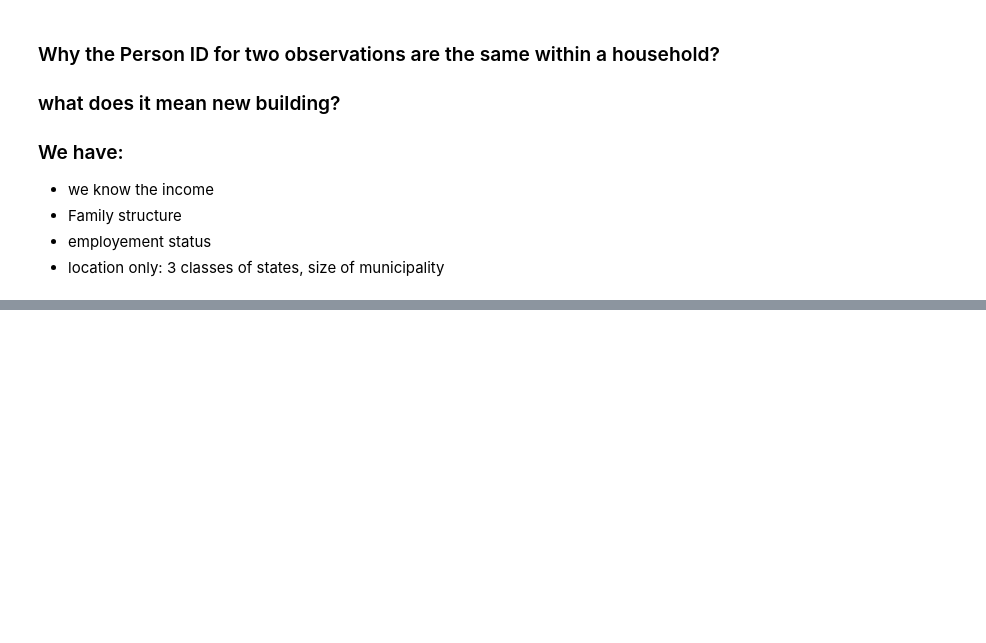
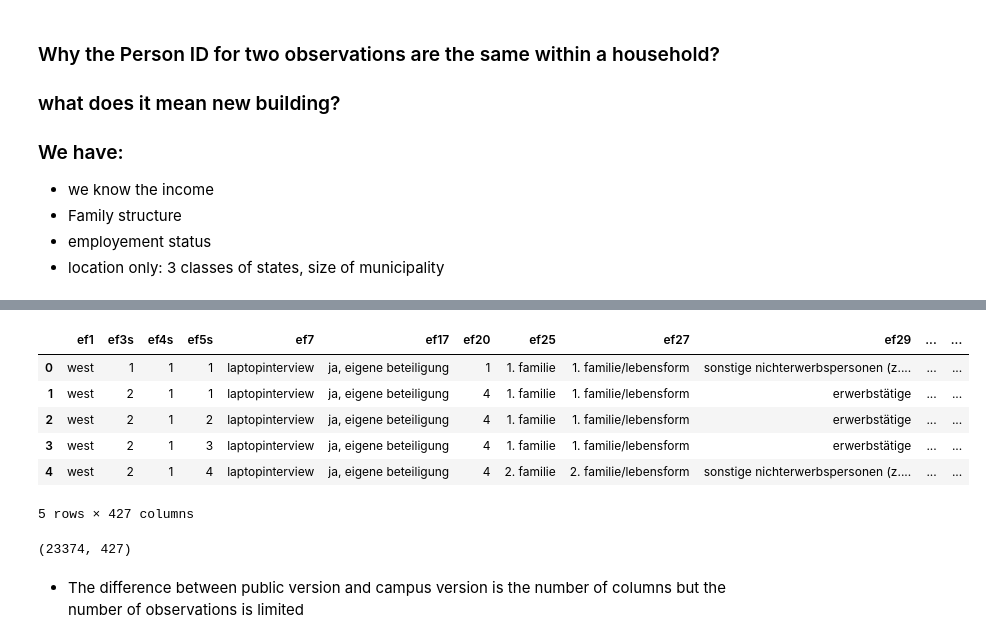
Before and after one commit to sinanarimani/Urban-Data-Science, a Jupyter notebook: German/microdata2001P.ipynb, the cells around one changed output, grey strips where cells are left out. Cells and saved outputs as stored; diff of their text form; code cells hidden in the pictures; blank space fills up the shorter version.

Commit message:
compare with campus file

```diff
--- a/German/microdata2001P.ipynb
+++ b/German/microdata2001P.ipynb
@@ -1679,0 +1713,18 @@ df.head()
+# %%
+data = pd.read_stata(r"C:\Users\sinan\Desktop\base\urban data science\German\mz2010_cf.dta")
+# %%
+data.head()
+# %% [output]
+|  | ef1 | ef3s | ef4s | ef5s | ef7 | ef17 | ef20 | ef25 | ef27 | ef29 | ... | ... |
+| 0 | west | 1 | 1 | 1 | laptopinterview | ja, eigene beteiligung | 1 | 1. familie | 1. familie/lebensform | sonstige nichterwerbspersonen (z.... | ... | ... |
+| 1 | west | 2 | 1 | 1 | laptopinterview | ja, eigene beteiligung | 4 | 1. familie | 1. familie/lebensform | erwerbstätige | ... | ... |
+| 2 | west | 2 | 1 | 2 | laptopinterview | ja, eigene beteiligung | 4 | 1. familie | 1. familie/lebensform | erwerbstätige | ... | ... |
+| 3 | west | 2 | 1 | 3 | laptopinterview | ja, eigene beteiligung | 4 | 1. familie | 1. familie/lebensform | erwerbstätige | ... | ... |
+| 4 | west | 2 | 1 | 4 | laptopinterview | ja, eigene beteiligung | 4 | 2. familie | 2. familie/lebensform | sonstige nichterwerbspersonen (z.... | ... | ... |
+5 rows × 427 columns
+# %%
+data.shape
+# %% [output]
+(23374, 427)
+# %% [markdown]
+* The difference between public version and campus version is the number of columns but the number of observations is limited
```
Also changed, not shown: parts of 4 cells of this notebook.
